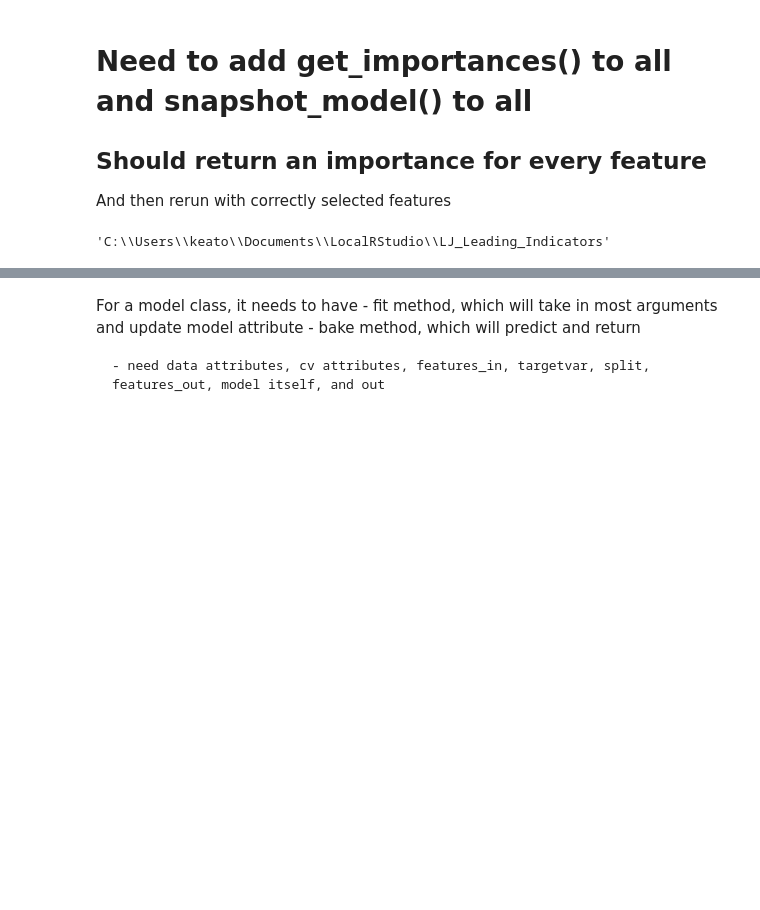
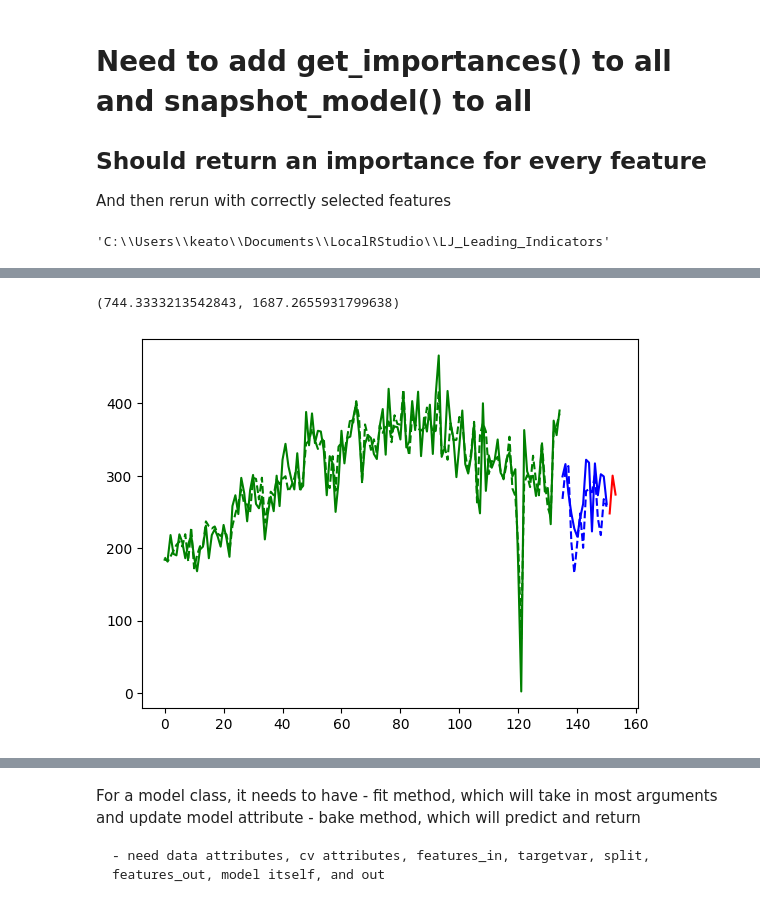
Before and after one commit to kmarkey/LJ_Leading_Indicators, a Jupyter notebook: models/dev/notebooks/train.ipynb, the cells around one changed output, grey strips where cells are left out. Saved outputs shown, nothing was run; the diff lists cells and outputs as text; code cells hidden in the pictures; blank space fills up the shorter version.

```diff
--- a/models/dev/notebooks/train.ipynb
+++ b/models/dev/notebooks/train.ipynb
@@ -69,7 +157,6 @@ a.fit(data = data,
 # %%
 # fits twice for feature_selection
-g = gru()
-g.fit(data =  data, split = 135, hidden_size= 16, verbose = 2, num_epochs= 300)
-gimp = g.get_importances(10, names = True)
-g.fit(data =  data, split = 135, hidden_size= 16, verbose = 2, num_epochs= 600, feature_selection=gimp)
+
+g.predict()
+out_eval(g.full, criterion=mean_squared_error, verbose = 2)
 # %% [output]
@@ -96 +180,3 @@ Epoch: 540, train loss: 0.00798, test loss: 0.00838
+(744.3333213542843, 1687.2655931799638)
+[figure, added]
 # %%
```
Also changed, not shown: parts of 20 cells of this notebook, 54 other files.
